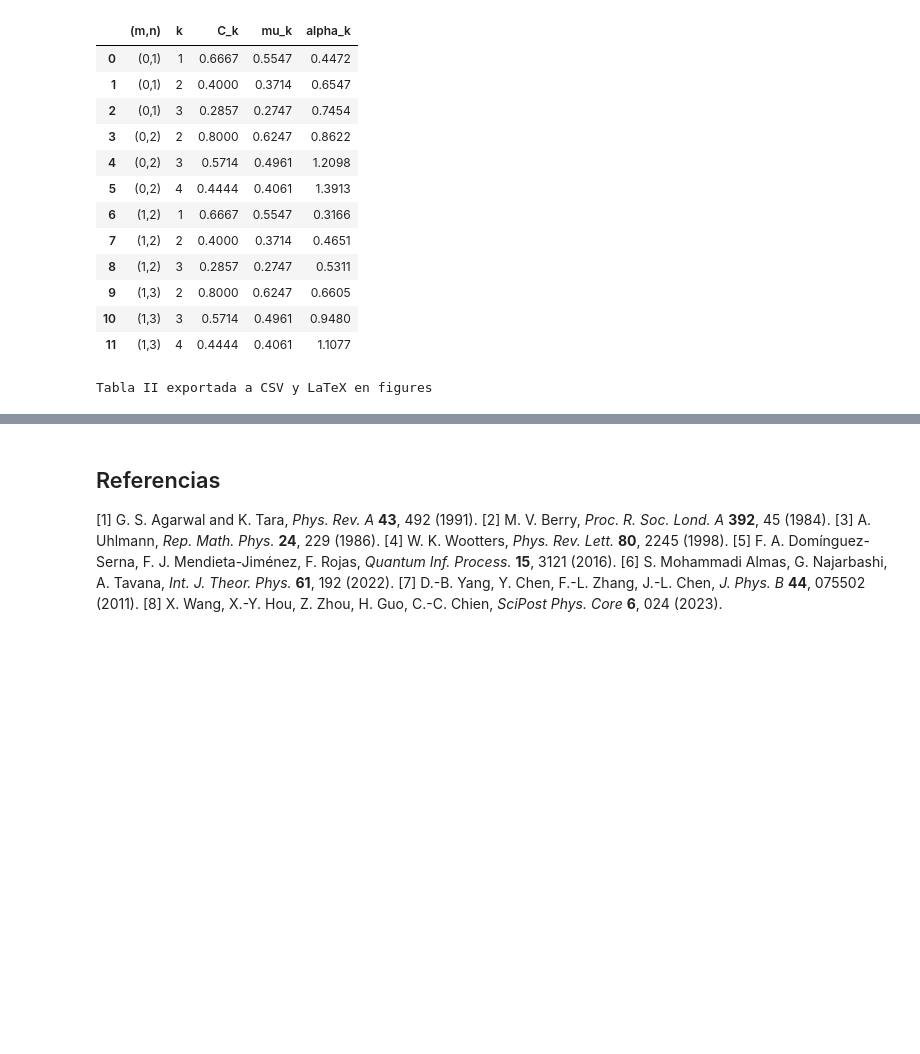
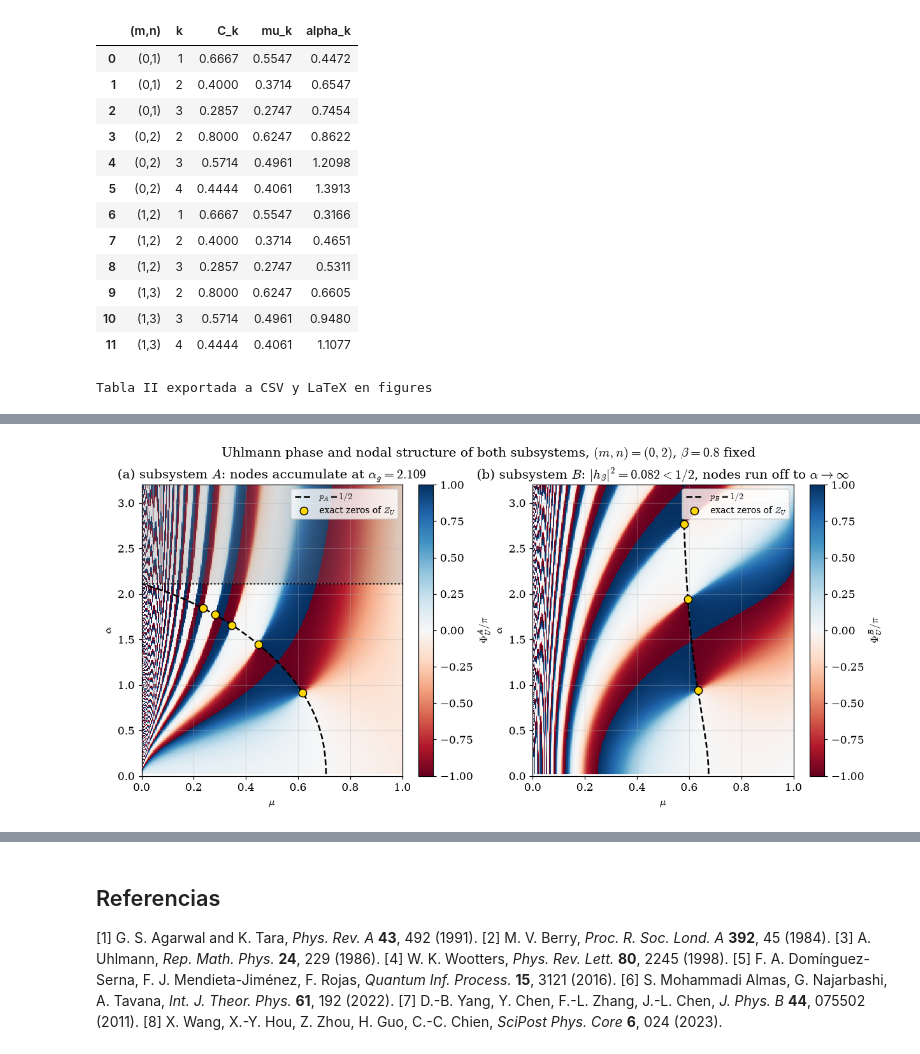
Before and after one commit to frojas371-a11y/prueba, a Jupyter notebook: notebook/pacs_berry_uhlmann.ipynb, the cells around one changed output, grey strips where cells are left out. Drawn from its saved outputs; the diff is of its cells as text; code cells hidden in the pictures; blank space fills up the shorter version.

```diff
--- a/notebook/pacs_berry_uhlmann.ipynb
+++ b/notebook/pacs_berry_uhlmann.ipynb
@@ -1171,0 +1770,19 @@ Tabla II exportada a CSV y LaTeX en figures
+# %%
+
+# ============================================================
+# Celda 29 — Criterio de existencia de nodos de B: lo fija beta, no alpha
+# ============================================================
+print("Existencia de la curva p_B = 1/2 al variar beta  ((m,n)=(0,2))")
+print(f"alpha_g(0,2) = {alpha_g(0,2):.6f}\n")
+print(f"{'beta':>6}{'|h_beta|^2':>12}  {'existe p_B=1/2?':>16}   "
+      f"{'nodos de B hallados (alpha_k)':>36}")
+for beta_t in [0.5, 0.8, 1.5, 2.0, 2.109381, 2.5, 3.0]:
+    H2 = g_mn(beta_t, 0, 2)**2
+    found = []
+    for k in range(2, 7):
+        found += nodal_alphas(k, beta_t, 0, 2, 'B', amax=8.0)[0]
+    existe = "si" if H2 < 0.5 else "NO"
+    txt = ", ".join(f"{a:.3f}" for a in sorted(found)[:4]) if found else "-- ninguno --"
+    print(f"{beta_t:6.3f}{H2:12.6f}  {existe:>16}   {txt:>36}")
+print("\n=> El criterio es |h_mn(beta)|^2 < 1/2  <=>  beta < alpha_g(m,n),")
+print("   INDEPENDIENTE de alpha. Contrasta con A, cuyo criterio es alpha <= alpha_g.")
@@ -1171,0 +1804,61 @@ Tabla II exportada a CSV y LaTeX en figures
+# %%
+
+# ============================================================
+# Celda 30 — Figura 9: analogo de la Fig. 5 para el subsistema B
+# ============================================================
+def figura9(m=0, n=2, beta=0.8, amax=3.2, kmax=5, res=300):
+    """Mapa de fase de Uhlmann y estructura nodal de AMBOS subsistemas en el
+    plano (mu, alpha), con beta fijo distinto de alpha (unico regimen en que
+    A y B difieren; si beta = alpha ambos paneles serian la Fig. 5)."""
+    D = n - m
+    ag = alpha_g(m, n)
+    mus = np.linspace(0.001, 0.999, res)
+    alphas = np.linspace(0.02, amax, res)
+    MU, AL = np.meshgrid(mus, alphas)
+
+    PA = np.zeros_like(MU); PB = np.zeros_like(MU)
+    for i in range(res):
+        for j in range(res):
+            pA, pB, C = corr_p_and_C(MU[i, j], AL[i, j], beta, m, n)
+            PA[i, j] = uhlmann_phase_general(pA, C, D)/np.pi
+            PB[i, j] = uhlmann_phase_general(pB, C, D)/np.pi
+
+    fig, axes = plt.subplots(1, 2, figsize=(13.2, 5.4))
+    aline = np.linspace(0.02, amax, 500)
+
+    for ax, PHI, side in [(axes[0], PA, 'A'), (axes[1], PB, 'B')]:
+        im = ax.pcolormesh(MU, AL, PHI, shading="auto", cmap="RdBu",
+                           vmin=-1, vmax=1)
+        fig.colorbar(im, ax=ax).set_label(rf"$\Phi_U^{{{side}}}/\pi$")
+        mm, aa = [], []
+        for a in aline:
+            mu = mu_half_curve(a, beta, m, n, side)
+            if mu is not None:
+                mm.append(mu); aa.append(a)
+        ax.plot(mm, aa, "k--", lw=1.7, label=rf"$p_{side}=1/2$")
+        first = True
+        for k in range(D, D + kmax):
+            for r in nodal_alphas(k, beta, m, n, side, amax=amax*2.2)[0]:
+                if r <= amax:
+                    mu, _ = C_on_half_curve(r, beta, m, n, side)
+                    ax.plot(mu, r, "o", color="gold", mec="k", ms=8, zorder=5,
+                            label=r"exact zeros of $Z_U$" if first else None)
+                    first = False
+        ax.set_xlabel(r"$\mu$"); ax.set_ylabel(r"$\alpha$")
+        ax.set_xlim(0, 1); ax.set_ylim(0, amax)
+        ax.legend(loc="upper right", fontsize=9)
+
+    axes[0].axhline(ag, color="k", ls=":", lw=1.4)
+    axes[0].fill_between([0, 1], ag, amax, color="gray", alpha=0.25)
+    axes[0].set_title(rf"(a) subsystem $A$: nodes accumulate at $\alpha_g={ag:.3f}$")
+    H2 = g_mn(beta, m, n)**2
+    axes[1].set_title(rf"(b) subsystem $B$: $|h_\beta|^2={H2:.3f}<1/2$, "
+                      rf"nodes run off to $\alpha\to\infty$")
+    fig.suptitle(r"Uhlmann phase and nodal structure of both subsystems, "
+                 rf"$(m,n)=({m},{n})$, $\beta={beta}$ fixed")
+    savefig(fig, "fig9_uhlmann_nodes_B")
+    plt.show()
+    return fig
+
+figura9();
+# %% [output]
@@ -1171,0 +1866 @@ Tabla II exportada a CSV y LaTeX en figures
+[figure, added]
```
Also changed, not shown: parts of 17 cells of this notebook, 13 other files.
